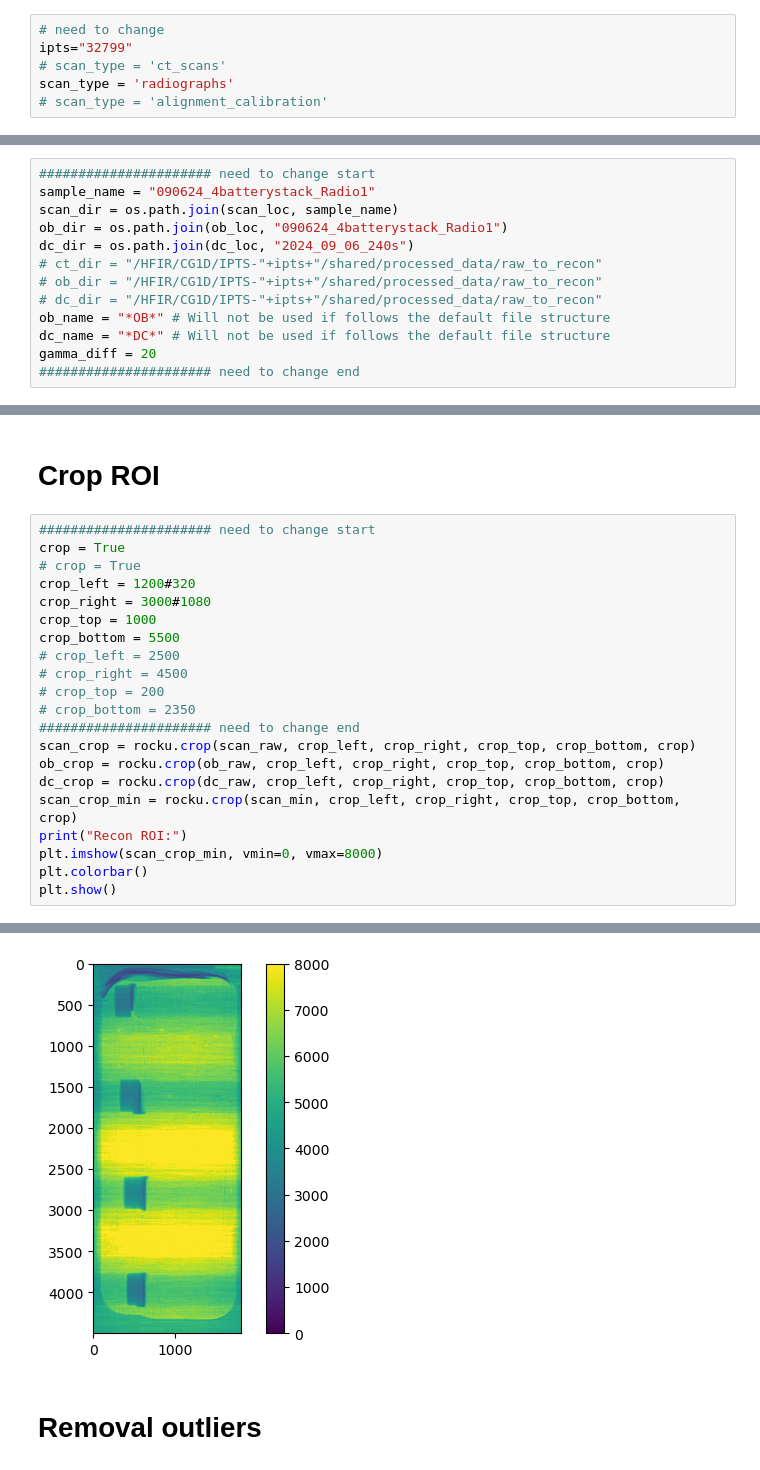
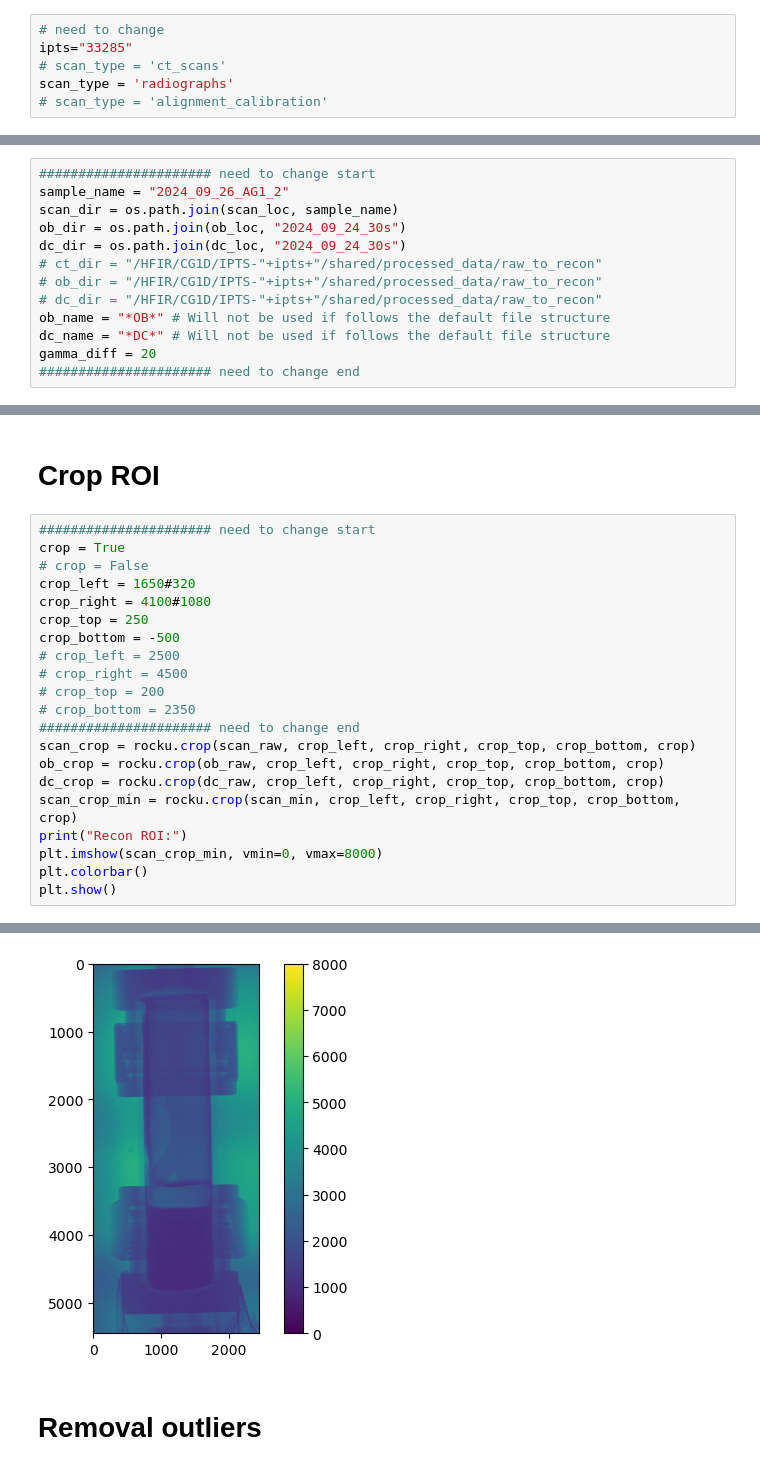
Before and after one commit to zhangy6x/research_stuff, a Jupyter notebook: jupyter_notebooks/norm_recon/sub_normalization.ipynb, the cells around one changed output, grey strips where cells are left out. Drawn from its saved outputs; the diff is of its cells as text.

```diff
--- a/jupyter_notebooks/norm_recon/sub_normalization.ipynb
+++ b/jupyter_notebooks/norm_recon/sub_normalization.ipynb
@@ -18,7 +18,7 @@ print("CPU cores:", ncore)
 CPU cores: 64
 # %%
 # need to change
-ipts="32799"
+ipts="33285"
 # scan_type = 'ct_scans'
 scan_type = 'radiographs'
 # scan_type = 'alignment_calibration'
@@ -44,9 +44,9 @@ sorted(os.listdir(dc_loc))
 # %%
 ###################### need to change start
-sample_name = "090624_4batterystack_Radio1"
+sample_name = "2024_09_26_AG1_2"
 scan_dir = os.path.join(scan_loc, sample_name)
-ob_dir = os.path.join(ob_loc, "090624_4batterystack_Radio1")
-dc_dir = os.path.join(dc_loc, "2024_09_06_240s")
+ob_dir = os.path.join(ob_loc, "2024_09_24_30s")
+dc_dir = os.path.join(dc_loc, "2024_09_24_30s")
 # ct_dir = "/HFIR/CG1D/IPTS-"+ipts+"/shared/processed_data/raw_to_recon"
 # ob_dir = "/HFIR/CG1D/IPTS-"+ipts+"/shared/processed_data/raw_to_recon"
 # dc_dir = "/HFIR/CG1D/IPTS-"+ipts+"/shared/processed_data/raw_to_recon"
@@ -194,27 +194,27 @@ plt.show()
 # %%
 ###################### need to change start
 crop = True
-# crop = True
-crop_left = 1200#320
-crop_right = 3000#1080
-crop_top = 1000
-crop_bottom = 5500
+# crop = False
+crop_left = 1650#320
+crop_right = 4100#1080
+crop_top = 250
+crop_bottom = -500
 # crop_left = 2500
 # crop_right = 4500
 # crop_top = 200
 # crop_bottom = 2350
 ###################### need to change end
 scan_crop = rocku.crop(scan_raw, crop_left, crop_right, crop_top, crop_bottom, crop)
 ob_crop = rocku.crop(ob_raw, crop_left, crop_right, crop_top, crop_bottom, crop)
 dc_crop = rocku.crop(dc_raw, crop_left, crop_right, crop_top, crop_bottom, crop)
 scan_crop_min = rocku.crop(scan_min, crop_left, crop_right, crop_top, crop_bottom, crop)
 print("Recon ROI:")
 plt.imshow(scan_crop_min, vmin=0, vmax=8000)
 plt.colorbar()
 plt.show()
 # %% [output]
 Recon ROI:
-[figure, old version]
+[figure, new version]
 # %% [markdown]
 # Removal outliers
 # %%
```
Also changed, not shown: parts of 19 cells of this notebook, 7 other files.
